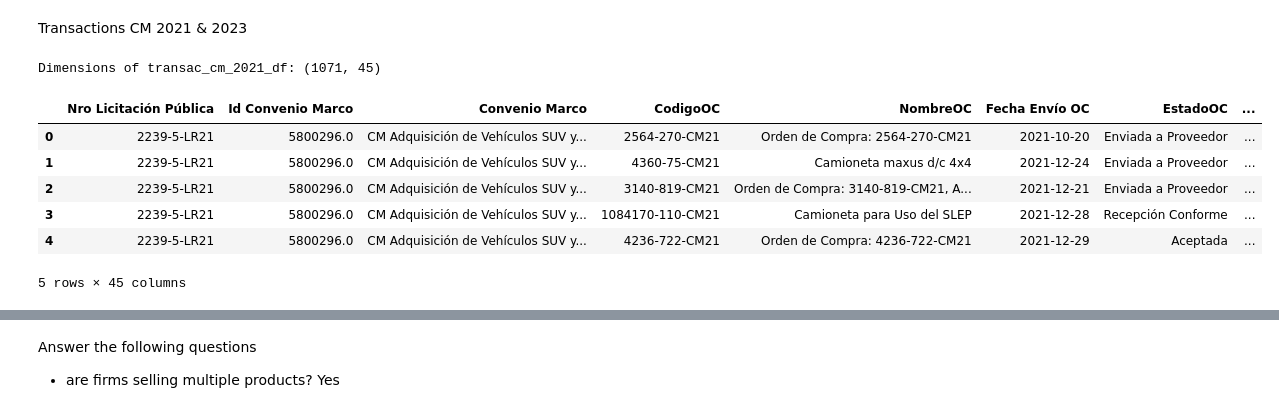
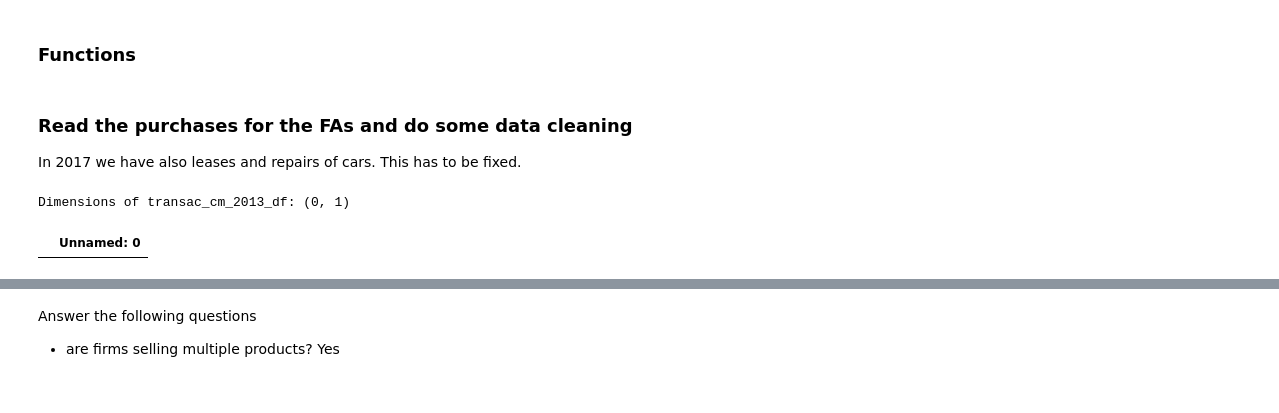
Before and after one commit to lucassschmitz/Procurement, a Jupyter notebook: convenio_marco/demand estimation.ipynb, the cells around one changed output, grey strips where cells are left out. Drawn from its saved outputs; the diff is of its cells as text; code cells hidden in the pictures.

Commit message:
Demand estimation (1)
This is the first commit after finishing the data cleaning (still have to do the merge with product char) and started preparing the data to estimate the demand model.

```diff
--- a/convenio_marco/demand estimation.ipynb
+++ b/convenio_marco/demand estimation.ipynb
@@ -9,2 +15,2 @@ import socket
-# %% [markdown]
-Transactions CM 2021 & 2023
+# %% [markdown]
+### Functions
@@ -11,15 +99,12 @@ Transactions CM 2021 & 2023
+# %% [markdown]
+### Read the purchases for the FAs and do some data cleaning
+
+In 2017 we have also leases and repairs of cars. This has to be fixed.
 # %%
-transac_cm_2021_path = os.path.join('..', 'interm_data', 'yearly_data', 'Transacciones', 'transacciones_cm_2021.csv')
-transac_cm_2021_df = pd.read_csv(transac_cm_2021_path)
-transac_cm_2021_df.drop(columns=['Unnamed: 0.1', 'Unnamed: 0'], inplace=True)
-print(f"Dimensions of transac_cm_2021_df: {transac_cm_2021_df.shape}")
-transac_cm_2021_df.head()
+transac_cm_2013_path = os.path.join('..', 'interm_data', 'yearly_data', 'Transacciones', 'transacciones_cm_2013.csv')
+transac_cm_2013_df = pd.read_csv(transac_cm_2013_path)
+print(f"Dimensions of transac_cm_2013_df: {transac_cm_2013_df.shape}")
+transac_cm_2013_df.head()
 # %% [output]
-Dimensions of transac_cm_2021_df: (1071, 45)
+Dimensions of transac_cm_2013_df: (0, 1)
-|  | Nro Licitación Pública | Id Convenio Marco | Convenio Marco | CodigoOC | NombreOC | Fecha Envío OC | EstadoOC | ... |
-| 0 | 2239-5-LR21 | 5800296.0 | CM Adquisición de Vehículos SUV y... | 2564-270-CM21 | Orden de Compra: 2564-270-CM21 | 2021-10-20 | Enviada a Proveedor | ... |
-| 1 | 2239-5-LR21 | 5800296.0 | CM Adquisición de Vehículos SUV y... | 4360-75-CM21 | Camioneta maxus d/c 4x4 | 2021-12-24 | Enviada a Proveedor | ... |
-| 2 | 2239-5-LR21 | 5800296.0 | CM Adquisición de Vehículos SUV y... | 3140-819-CM21 | Orden de Compra: 3140-819-CM21, A... | 2021-12-21 | Enviada a Proveedor | ... |
-| 3 | 2239-5-LR21 | 5800296.0 | CM Adquisición de Vehículos SUV y... | 1084170-110-CM21 | Camioneta para Uso del SLEP | 2021-12-28 | Recepción Conforme | ... |
-| 4 | 2239-5-LR21 | 5800296.0 | CM Adquisición de Vehículos SUV y... | 4236-722-CM21 | Orden de Compra: 4236-722-CM21 | 2021-12-29 | Aceptada | ... |
+|  | Unnamed: 0 |
-5 rows × 45 columns
```
Also changed, not shown: parts of 24 cells of this notebook, 7 other files.
